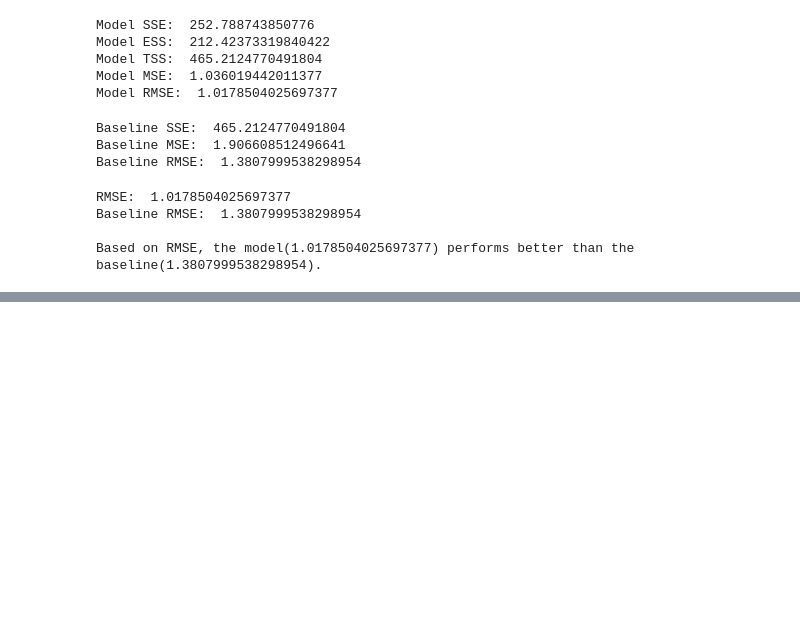
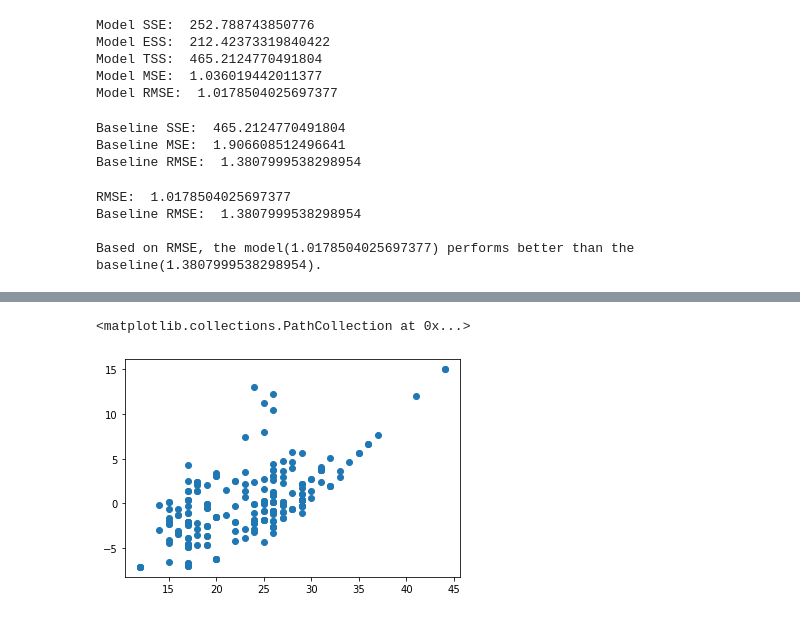
Before and after one commit to chadallen210/regression-exercises, a Jupyter notebook: evaluate.ipynb, the cells around one changed output, grey strips where cells are left out. Saved outputs shown, nothing was run; the diff lists cells and outputs as text; code cells hidden in the pictures; blank space fills up the shorter version.

```diff
--- a/evaluate.ipynb
+++ b/evaluate.ipynb
@@ -359,0 +453,5 @@ Based on RMSE, the model(1.0178504025697377) performs better than the baseline(1
+# %%
+plt.scatter(mpg.hwy, actual - predicted)
+# %% [output]
+<matplotlib.collections.PathCollection at 0x...>
+[figure, added]
```
Also changed, not shown: parts of 11 cells of this notebook.
